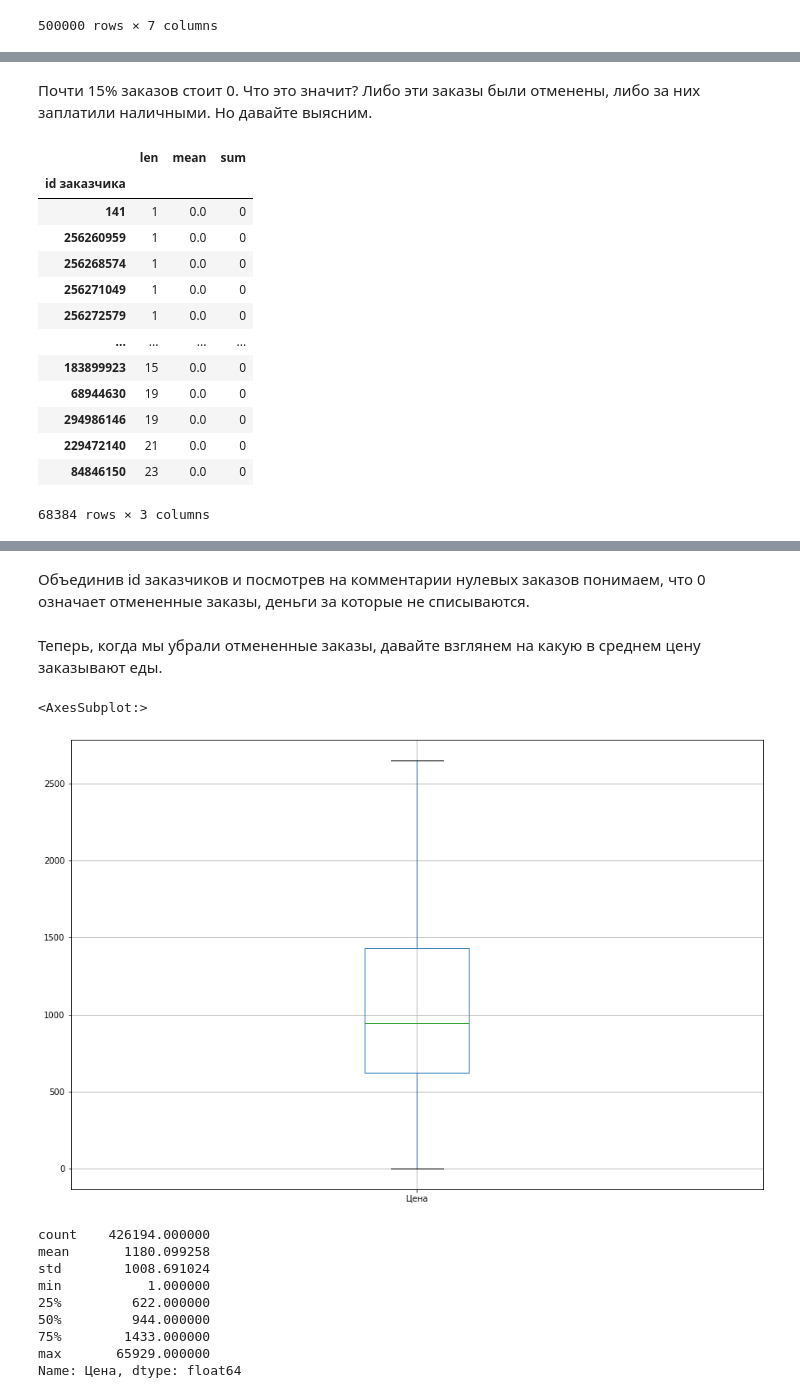
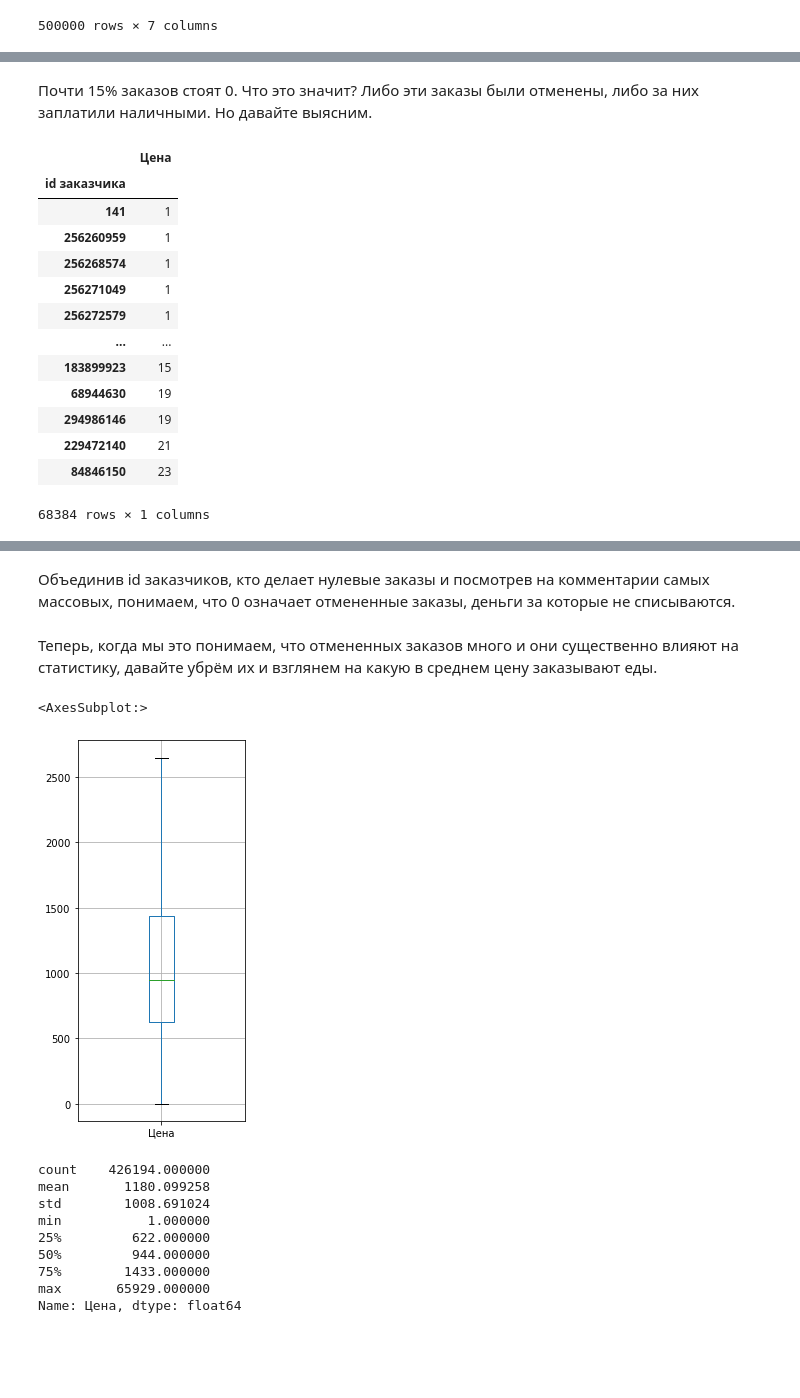
Before and after one commit to chern1/Projects-for-ed-main, a Jupyter notebook: EDA/EDA.ipynb, the cells around one changed output, grey strips where cells are left out. Saved outputs shown, nothing was run; the diff lists cells and outputs as text; code cells hidden in the pictures; blank space fills up the shorter version.

```diff
--- a/EDA/EDA.ipynb
+++ b/EDA/EDA.ipynb
@@ -242,24 +241,24 @@ pd.Series(np.where(df['Цена']==0,'нулевой заказ','не нуле
 # %% [markdown]
-Почти 15% заказов стоит 0. Что это значит? Либо эти заказы были отменены, либо за них заплатили наличными. Но давайте выясним.
+Почти 15% заказов стоят 0. Что это значит? Либо эти заказы были отменены, либо за них заплатили наличными. Но давайте выясним.
 # %%
 pd.pivot_table(df[df['Цена'] == 0], values = 'Цена',
                index = 'id заказчика',
-               aggfunc=(len,sum, 'mean')).sort_values(by = ['len'])
+               aggfunc=(len)).sort_values(by = ['Цена'])
 # %% [output]
-|  | len | mean | sum |
-| id заказчика |  |  |  |
-| 141 | 1 | 0.0 | 0 |
-| 256260959 | 1 | 0.0 | 0 |
-| 256268574 | 1 | 0.0 | 0 |
-| 256271049 | 1 | 0.0 | 0 |
-| 256272579 | 1 | 0.0 | 0 |
-| ... | ... | ... | ... |
-| 183899923 | 15 | 0.0 | 0 |
-| 68944630 | 19 | 0.0 | 0 |
-| 294986146 | 19 | 0.0 | 0 |
-| 229472140 | 21 | 0.0 | 0 |
-| 84846150 | 23 | 0.0 | 0 |
+|  | Цена |
+| id заказчика |  |
+| 141 | 1 |
+| 256260959 | 1 |
+| 256268574 | 1 |
+| 256271049 | 1 |
+| 256272579 | 1 |
+| ... | ... |
+| 183899923 | 15 |
+| 68944630 | 19 |
+| 294986146 | 19 |
+| 229472140 | 21 |
+| 84846150 | 23 |
-68384 rows × 3 columns
+68384 rows × 1 columns
 # %%
 df.loc[{84846150,294986146}]
 # %% [output]
@@ -282,17 +281,17 @@ df.loc[{84846150,294986146}]
 | 84846150 | Дарья | 2022-01-31 13:02:00 | 0 | 55.7318 | 37.6864 | ТЕСТОВЫЙ ЗАКАЗ, НЕ ГОТОВИТЬ И НЕ ... | android (2.64.0) |
 | 84846150 | Дарья | 2021-12-02 16:24:00 | 0 | 55.8112 | 37.8046 | ТЕСТОВЫЙ ЗАКАЗ, НЕ ГОТОВИТЬ И НЕ ... | android (2.61.1) |
 # %% [markdown]
-Объединив id заказчиков и посмотрев на комментарии нулевых заказов понимаем, что 0 означает отмененные заказы, деньги за которые не списываются.
+Объединив id заказчиков, кто делает нулевые заказы и посмотрев на комментарии самых массовых, понимаем, что 0 означает отмененные заказы, деньги за которые не списываются.
 # %%
 df_copy = df.copy()
 df = df[df['Цена'] !=0]
 # %% [markdown]
-Теперь, когда мы убрали отмененные заказы, давайте взглянем на какую в среднем цену заказывают еды.
+Теперь, когда мы это понимаем, что отмененных заказов много и они существенно влияют на статистику, давайте убрём их и взглянем на какую в среднем цену заказывают еды.
 # %%
-df.boxplot(column=['Цена'], figsize=(15, 10), showfliers=False)
+df.boxplot(column=['Цена'], figsize=(3, 7), showfliers=False)
 # %% [output]
 <AxesSubplot:>
-[figure, old version]
+[figure, new version]
 # %%
 df['Цена'].describe()
 # %% [output]
```
Also changed, not shown: parts of 54 cells of this notebook.
